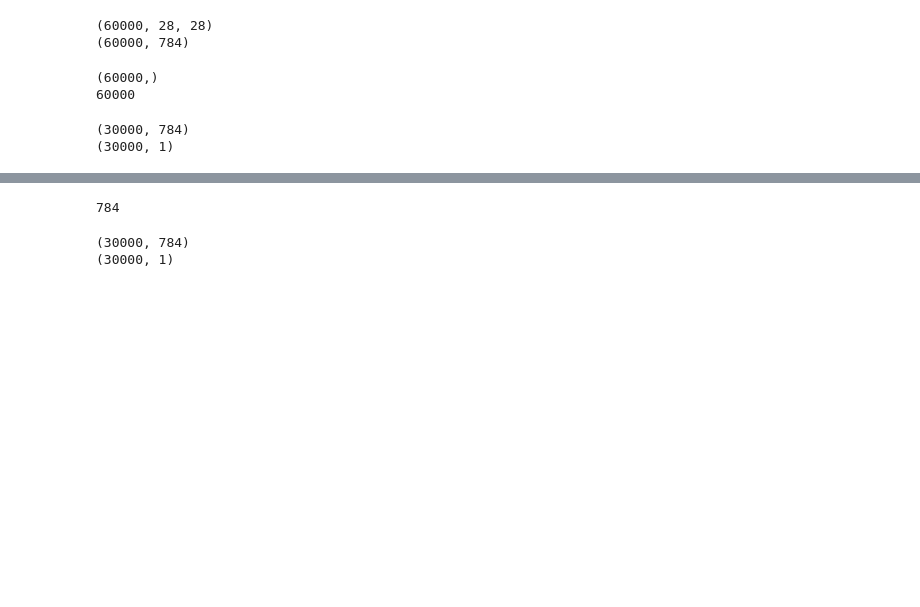
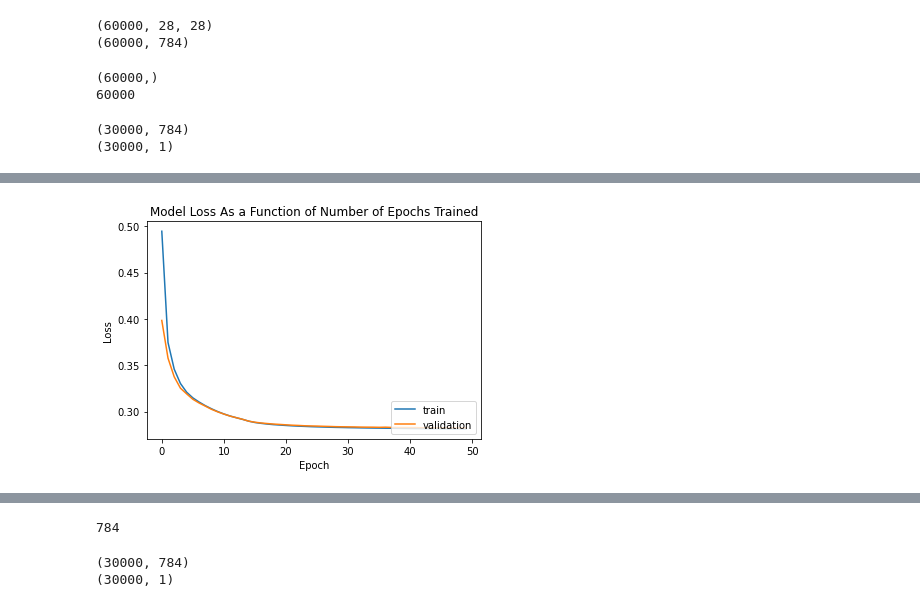
Before and after one commit to kdmalc/CompNeuro, a Jupyter notebook: 07/Homework7.ipynb, the cells around one changed output, grey strips where cells are left out. Drawn from its saved outputs; the diff is of its cells as text; code cells hidden in the pictures; blank space fills up the shorter version.

```diff
--- a/07/Homework7.ipynb
+++ b/07/Homework7.ipynb
@@ -92,0 +106,26 @@ print(train_labels_half.shape)
+# %%
+# this is the size of our encoded representations (reduced dimensionality)
+encoding_dim = 32
+
+# this is our input placeholder
+input_img = Input(shape=(784,))
+# "encoded" is the encoded representation of the input
+encoded = Dense(encoding_dim, activation='relu')(input_img)
+# "decoded" is the lossy reconstruction of the input
+decoded = Dense(784, activation='sigmoid')(encoded)
+
+# this model maps an input to its reconstruction
+autoencoder = Model(input_img, decoded)
+
+# this model maps an input to its encoded representation
+encoder = Model(input_img, encoded)
+
+# create a placeholder for an encoded (32-dimensional) input
+encoded_input = Input(shape=(encoding_dim,))
+# retrieve the last layer of the autoencoder model
+decoder_layer = autoencoder.layers[-1]
+# create the decoder model
+decoder = Model(encoded_input, decoder_layer(encoded_input))
+
+# compile model
+autoencoder.compile(optimizer='adam', loss='binary_crossentropy', metrics=['accuracy'])
@@ -92,0 +146,10 @@ print(train_labels_half.shape)
+# %%
+# My code here
+x_train = train_half[0:int(train_half.shape[0]*0.8), :]
+x_test = train_half[int(train_labels_half.shape[0]*0.8):, :]
+
+x_train = x_train / 255
+x_test = x_test / 255
+
+print(x_train.shape)
+print(x_test.shape)
@@ -92,0 +159,6 @@ print(train_labels_half.shape)
+# %%
+hw1history = autoencoder.fit(x_train, x_train,
+                epochs=50,
+                batch_size=256,
+                shuffle=True,
+                validation_data=(x_test, x_test))
@@ -92,0 +183,4 @@ print(train_labels_half.shape)
+# %%
+plot_model_loss(hw1history)
+# %% [output]
+[figure, added]
```
Also changed, not shown: parts of 18 cells of this notebook, 1 other file.
